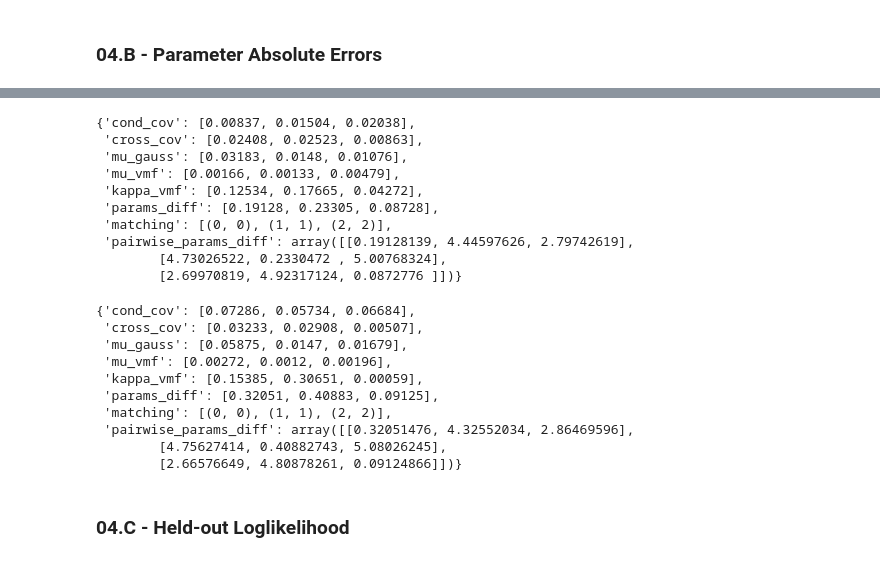
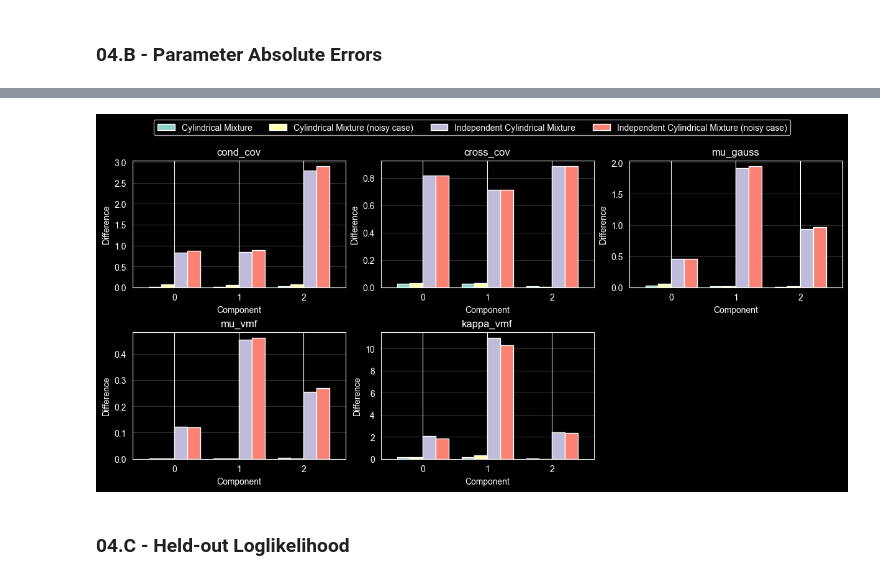
Before and after one commit to Joaquin-Garay/cylindrical-data-lvm, a Jupyter notebook: experiment/synthetic_data/cylmix-2d-low-strong.ipynb, the cells around one changed output, grey strips where cells are left out. Saved outputs shown, nothing was run; the diff lists cells and outputs as text; code cells hidden in the pictures.

```diff
--- a/experiment/synthetic_data/cylmix-2d-low-strong.ipynb
+++ b/experiment/synthetic_data/cylmix-2d-low-strong.ipynb
@@ -246,31 +242,7 @@ noisy_cylmix_comp
-# %%
-indcylmix_comp = clvm.cylmix_comparison(generator, indcylmix)
-cylmix_comp
-# %% [output]
-{'cond_cov': [0.00837, 0.01504, 0.02038],
- 'cross_cov': [0.02408, 0.02523, 0.00863],
- 'mu_gauss': [0.03183, 0.0148, 0.01076],
- 'mu_vmf': [0.00166, 0.00133, 0.00479],
- 'kappa_vmf': [0.12534, 0.17665, 0.04272],
- 'params_diff': [0.19128, 0.23305, 0.08728],
- 'matching': [(0, 0), (1, 1), (2, 2)],
- 'pairwise_params_diff': array([[0.19128139, 4.44597626, 2.79742619],
-        [4.73026522, 0.2330472 , 5.00768324],
-        [2.69970819, 4.92317124, 0.0872776 ]])}
-# %%
-noisy_indcylmix_comp = clvm.cylmix_comparison(generator, noisy_indcylmix)
-noisy_cylmix_comp
-# %% [output]
-{'cond_cov': [0.07286, 0.05734, 0.06684],
- 'cross_cov': [0.03233, 0.02908, 0.00507],
- 'mu_gauss': [0.05875, 0.0147, 0.01679],
- 'mu_vmf': [0.00272, 0.0012, 0.00196],
- 'kappa_vmf': [0.15385, 0.30651, 0.00059],
- 'params_diff': [0.32051, 0.40883, 0.09125],
- 'matching': [(0, 0), (1, 1), (2, 2)],
- 'pairwise_params_diff': array([[0.32051476, 4.32552034, 2.86469596],
-        [4.75627414, 0.40882743, 5.08026245],
-        [2.66576649, 4.80878261, 0.09124866]])}
+# %%
+mod.plot_cylmix_comparison_metrics(comparison_df)
+# %% [output]
+[figure, added]
 # %% [markdown]
 ### 04.C - Held-out Loglikelihood
 # %%
```
Also changed, not shown: parts of 6 cells of this notebook, 2 other files.
